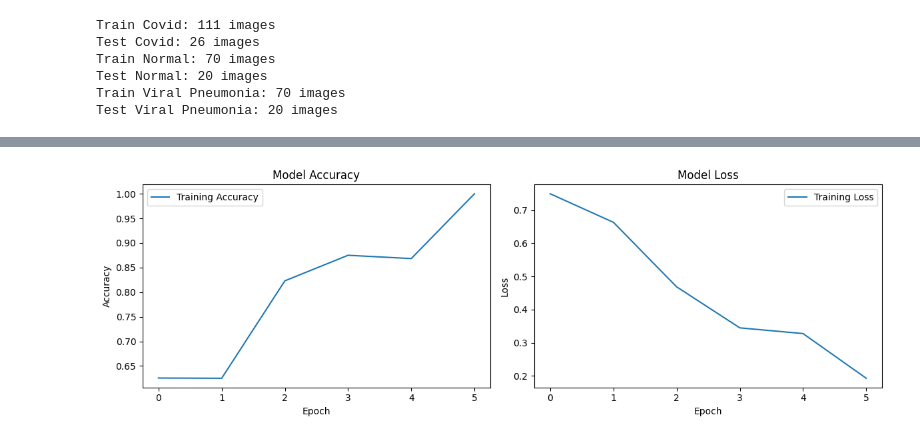
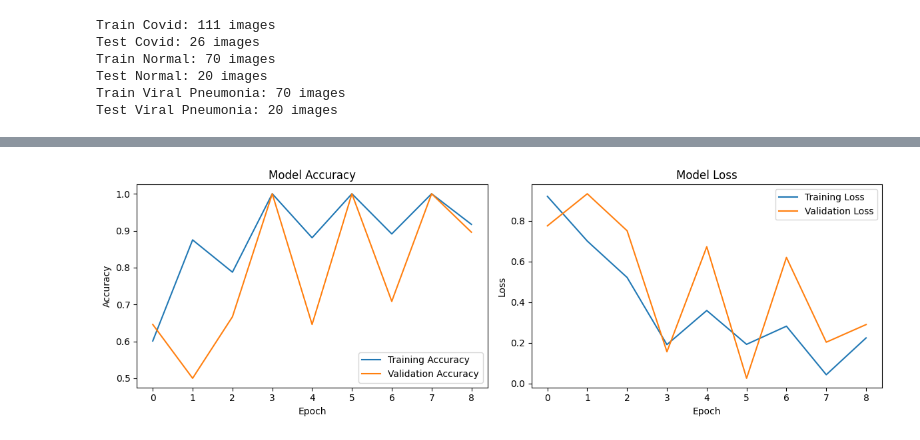
Before and after one commit to FutureShaper/Covid_X-Rays_Classification, a Jupyter notebook: Covid_X-Rays_Classification.ipynb, the cells around one changed output, grey strips where cells are left out. Saved outputs shown, nothing was run; the diff lists cells and outputs as text; code cells hidden in the pictures.

```diff
--- a/Covid_X-Rays_Classification.ipynb
+++ b/Covid_X-Rays_Classification.ipynb
@@ -68,9 +79,12 @@ Found 66 images belonging to 3 classes.
 # %%
 # Model Architecture
-base_model = EfficientNetB0(weights='imagenet', include_top=False, input_shape=(2746, 2382, 3))
+base_model = EfficientNetB0(weights='imagenet', include_top=False, input_shape=(*img_size, 3))
 x = base_model.output
 x = GlobalAveragePooling2D()(x)
+x = Dense(256, activation='relu')(x)
+#x = Dropout(0.5)(x)
 x = Dense(128, activation='relu')(x)
+#x = Dropout(0.3)(x)
 output = Dense(3, activation='softmax')(x)
 # %%
 model = Model(inputs=base_model.input, outputs=output)
@@ -81,12 +95,19 @@ for layer in base_model.layers:
 # %%
 # Compile the model
 model.compile(optimizer=Adam(learning_rate=0.001), loss='categorical_crossentropy', metrics=['accuracy'])
+# %%
+# Callbacks
+early_stopping = EarlyStopping(monitor='val_loss', patience=3, restore_best_weights=True)
+reduce_lr = ReduceLROnPlateau(monitor='val_loss', factor=0.2, patience=5, min_lr=1e-6)
 # %%
 # Model Training
-epochs = 6
+epochs = 50  # Increased epochs, but we'll use early stopping
 history = model.fit(
     train_generator,
     steps_per_epoch=train_generator.samples // batch_size,
-    epochs=epochs
+    validation_data=validation_generator,
+    validation_steps=validation_generator.samples // batch_size,
+    epochs=epochs,
+    callbacks=[early_stopping, reduce_lr]
 )
 # %% [output]
@@ -141,24 +149,26 @@ Epoch 6/6
 # %%
 # Plot training history
 plt.figure(figsize=(12, 4))
 plt.subplot(1, 2, 1)
 plt.plot(history.history['accuracy'], label='Training Accuracy')
+plt.plot(history.history['val_accuracy'], label='Validation Accuracy')
 plt.title('Model Accuracy')
 plt.xlabel('Epoch')
 plt.ylabel('Accuracy')
 plt.legend()
 
 plt.subplot(1, 2, 2)
 plt.plot(history.history['loss'], label='Training Loss')
+plt.plot(history.history['val_loss'], label='Validation Loss')
 plt.title('Model Loss')
 plt.xlabel('Epoch')
 plt.ylabel('Loss')
 plt.legend()
 
 plt.tight_layout()
 plt.show()
 # %% [output]
-[figure, old version]
+[figure, new version]
 # %%
 # Evaluate the model on the test set
 test_loss, test_accuracy = model.evaluate(test_generator)
```
Also changed, not shown: parts of 10 cells of this notebook.
